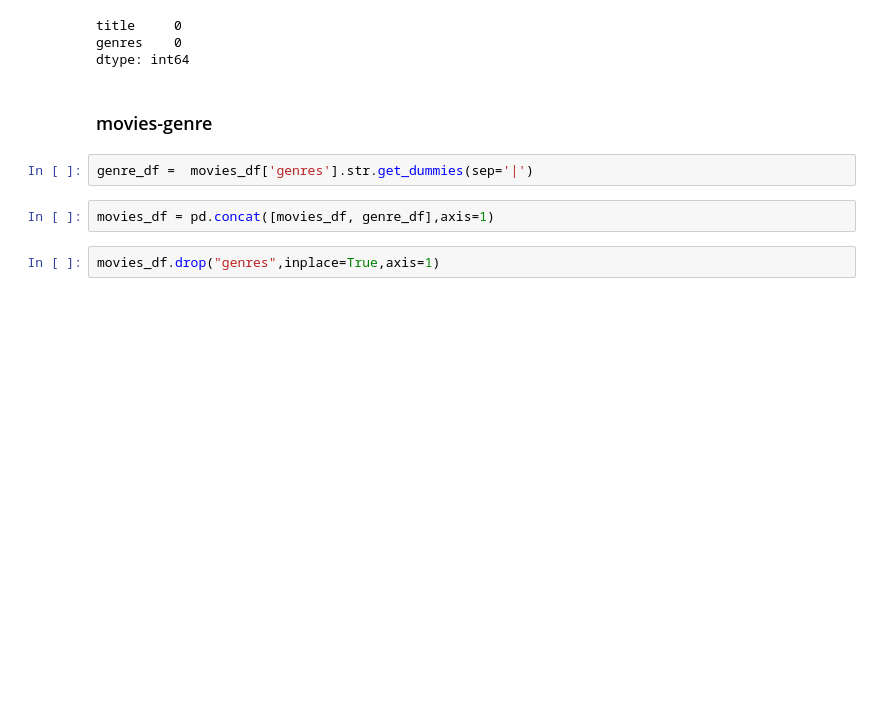
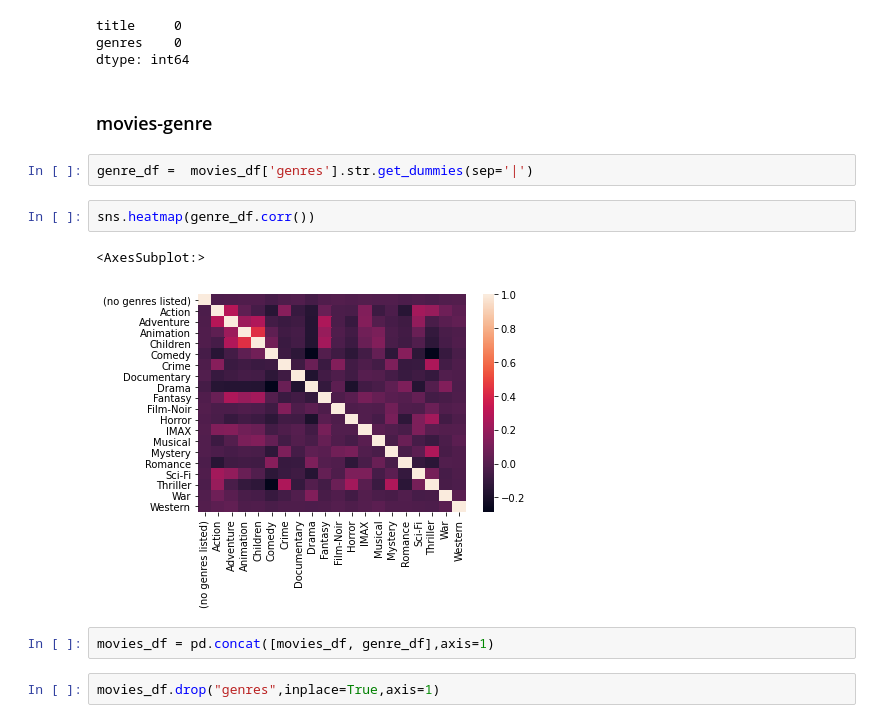
Before and after one commit to supkoon/factorization_machine_tf, a Jupyter notebook: datasets/EDA.ipynb, the cells around one changed output. Saved outputs shown, nothing was run; the diff lists cells and outputs as text; blank space fills up the shorter version.

```diff
--- a/datasets/EDA.ipynb
+++ b/datasets/EDA.ipynb
@@ -133,6 +122,11 @@ dtype: int64
 ### movies-genre
 # %%
 genre_df =  movies_df['genres'].str.get_dummies(sep='|')
+# %%
+sns.heatmap(genre_df.corr())
+# %% [output]
+<AxesSubplot:>
+[figure, added]
 # %%
 movies_df = pd.concat([movies_df, genre_df],axis=1)
 # %%
```
Also changed, not shown: parts of 29 cells of this notebook, 2 other files.
